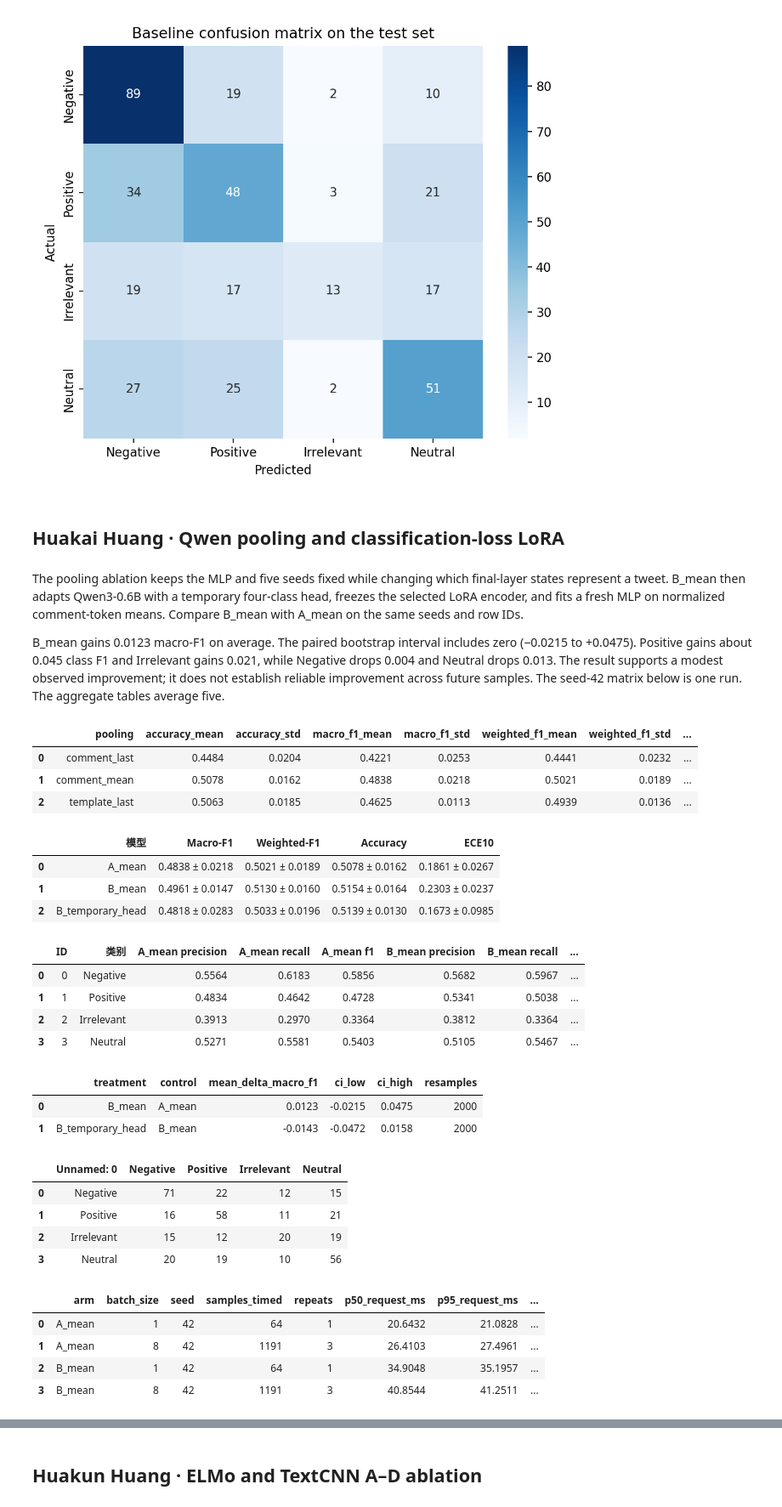
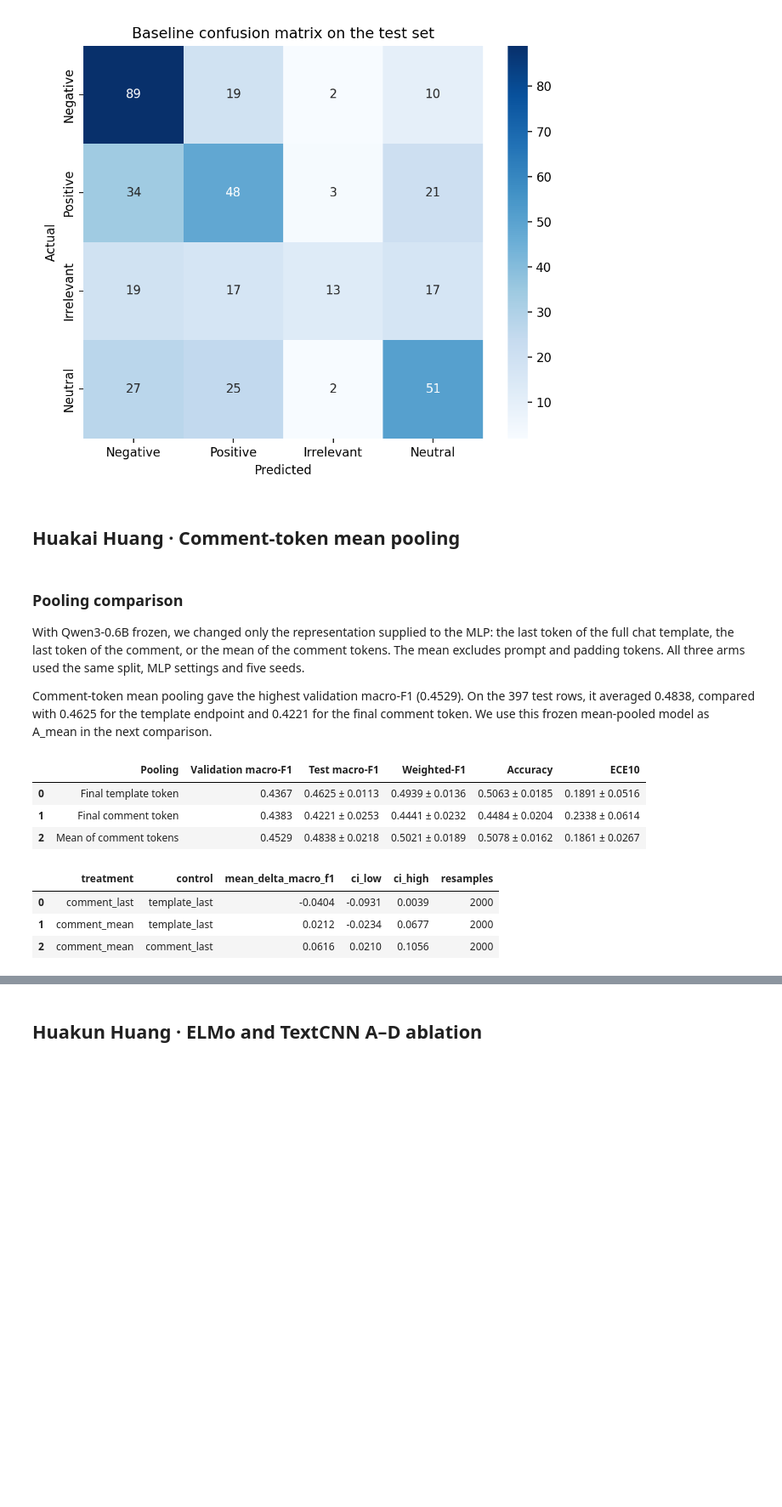
Before and after one commit to once123456/DSAI4205, a Jupyter notebook: submission/02_Experiment_Log.ipynb, the cells around one changed output, grey strips where cells are left out. Shown at 85% size. Drawn from its saved outputs; the diff is of its cells as text; code cells hidden in the pictures; blank space fills up the shorter version.

Commit message:
Translate the experiment log and report pooling before B_mean

```diff
--- a/submission/02_Experiment_Log.ipynb
+++ b/submission/02_Experiment_Log.ipynb
@@ -20083,43 +20032,23 @@ figure("figures/13_baseline_confusion.png")
 # %% [markdown]
 <a id="lb"></a>
 
-## Huakai Huang · Qwen pooling and classification-loss LoRA
+## Huakai Huang · Comment-token mean pooling
 # %% [markdown]
-The pooling ablation keeps the MLP and five seeds fixed while changing which final-layer states represent a tweet. B_mean then adapts Qwen3-0.6B with a temporary four-class head, freezes the selected LoRA encoder, and fits a fresh MLP on normalized comment-token means. Compare B_mean with A_mean on the same seeds and row IDs.
+### Pooling comparison
 
-B_mean gains 0.0123 macro-F1 on average. The paired bootstrap interval includes zero (−0.0215 to +0.0475). Positive gains about 0.045 class F1 and Irrelevant gains 0.021, while Negative drops 0.004 and Neutral drops 0.013. The result supports a modest observed improvement; it does not establish reliable improvement across future samples. The seed-42 matrix below is one run. The aggregate tables average five.
+With Qwen3-0.6B frozen, we changed only the representation supplied to the MLP: the last token of the full chat template, the last token of the comment, or the mean of the comment tokens. The mean excludes prompt and padding tokens. All three arms used the same split, MLP settings and five seeds.
+
+Comment-token mean pooling gave the highest validation macro-F1 (0.4529). On the 397 test rows, it averaged 0.4838, compared with 0.4625 for the template endpoint and 0.4221 for the final comment token. We use this frozen mean-pooled model as A_mean in the next comparison.
 # %%
-show("kai/pooling/tables/test_summary.csv")
-show(bpath + "main_results_readable.csv")
-show(bpath + "class_comparison_readable.csv")
-show(bpath + "paired_bootstrap.csv")
-show(bpath + "confusion_B_mean_seed42.csv")
-show(bpath + "efficiency.csv")
+show("kai/pooling/tables/main_results_readable.csv")
+show("kai/pooling/tables/paired_bootstrap.csv")
 # %% [output]
-|  | pooling | accuracy_mean | accuracy_std | macro_f1_mean | macro_f1_std | weighted_f1_mean | weighted_f1_std | ... |
-| 0 | comment_last | 0.4484 | 0.0204 | 0.4221 | 0.0253 | 0.4441 | 0.0232 | ... |
-| 1 | comment_mean | 0.5078 | 0.0162 | 0.4838 | 0.0218 | 0.5021 | 0.0189 | ... |
-| 2 | template_last | 0.5063 | 0.0185 | 0.4625 | 0.0113 | 0.4939 | 0.0136 | ... |
+|  | Pooling | Validation macro-F1 | Test macro-F1 | Weighted-F1 | Accuracy | ECE10 |
+| 0 | Final template token | 0.4367 | 0.4625 ± 0.0113 | 0.4939 ± 0.0136 | 0.5063 ± 0.0185 | 0.1891 ± 0.0516 |
+| 1 | Final comment token | 0.4383 | 0.4221 ± 0.0253 | 0.4441 ± 0.0232 | 0.4484 ± 0.0204 | 0.2338 ± 0.0614 |
+| 2 | Mean of comment tokens | 0.4529 | 0.4838 ± 0.0218 | 0.5021 ± 0.0189 | 0.5078 ± 0.0162 | 0.1861 ± 0.0267 |
-|  | 模型 | Macro-F1 | Weighted-F1 | Accuracy | ECE10 |
-| 0 | A_mean | 0.4838 ± 0.0218 | 0.5021 ± 0.0189 | 0.5078 ± 0.0162 | 0.1861 ± 0.0267 |
-| 1 | B_mean | 0.4961 ± 0.0147 | 0.5130 ± 0.0160 | 0.5154 ± 0.0164 | 0.2303 ± 0.0237 |
-| 2 | B_temporary_head | 0.4818 ± 0.0283 | 0.5033 ± 0.0196 | 0.5139 ± 0.0130 | 0.1673 ± 0.0985 |
+|  | treatment | control | mean_delta_macro_f1 | ci_low | ci_high | resamples |
+| 0 | comment_last | template_last | -0.0404 | -0.0931 | 0.0039 | 2000 |
+| 1 | comment_mean | template_last | 0.0212 | -0.0234 | 0.0677 | 2000 |
+| 2 | comment_mean | comment_last | 0.0616 | 0.0210 | 0.1056 | 2000 |
-|  | ID | 类别 | A_mean precision | A_mean recall | A_mean f1 | B_mean precision | B_mean recall | ... |
-| 0 | 0 | Negative | 0.5564 | 0.6183 | 0.5856 | 0.5682 | 0.5967 | ... |
-| 1 | 1 | Positive | 0.4834 | 0.4642 | 0.4728 | 0.5341 | 0.5038 | ... |
-| 2 | 2 | Irrelevant | 0.3913 | 0.2970 | 0.3364 | 0.3812 | 0.3364 | ... |
-| 3 | 3 | Neutral | 0.5271 | 0.5581 | 0.5403 | 0.5105 | 0.5467 | ... |
-|  | treatment | control | mean_delta_macro_f1 | ci_low | ci_high | resamples |
-| 0 | B_mean | A_mean | 0.0123 | -0.0215 | 0.0475 | 2000 |
-| 1 | B_temporary_head | B_mean | -0.0143 | -0.0472 | 0.0158 | 2000 |
-|  | Unnamed: 0 | Negative | Positive | Irrelevant | Neutral |
-| 0 | Negative | 71 | 22 | 12 | 15 |
-| 1 | Positive | 16 | 58 | 11 | 21 |
-| 2 | Irrelevant | 15 | 12 | 20 | 19 |
-| 3 | Neutral | 20 | 19 | 10 | 56 |
-|  | arm | batch_size | seed | samples_timed | repeats | p50_request_ms | p95_request_ms | ... |
-| 0 | A_mean | 1 | 42 | 64 | 1 | 20.6432 | 21.0828 | ... |
-| 1 | A_mean | 8 | 42 | 1191 | 3 | 26.4103 | 27.4961 | ... |
-| 2 | B_mean | 1 | 42 | 64 | 1 | 34.9048 | 35.1957 | ... |
-| 3 | B_mean | 8 | 42 | 1191 | 3 | 40.8544 | 41.2511 | ... |
 # %% [markdown]
```
Also changed, not shown: parts of 7 cells of this notebook.
